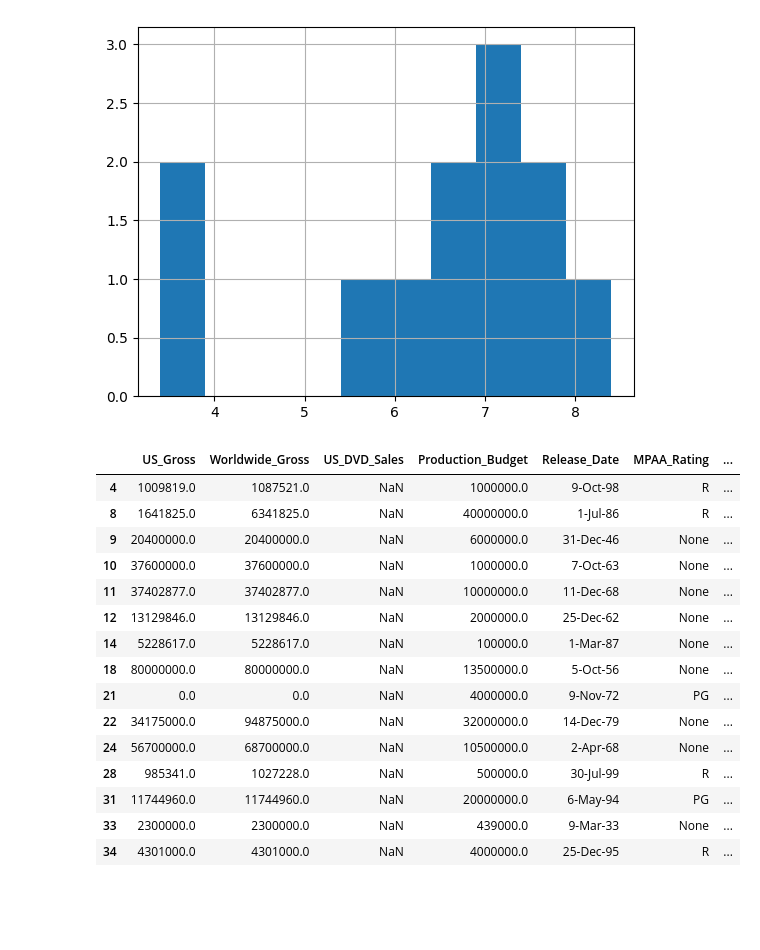
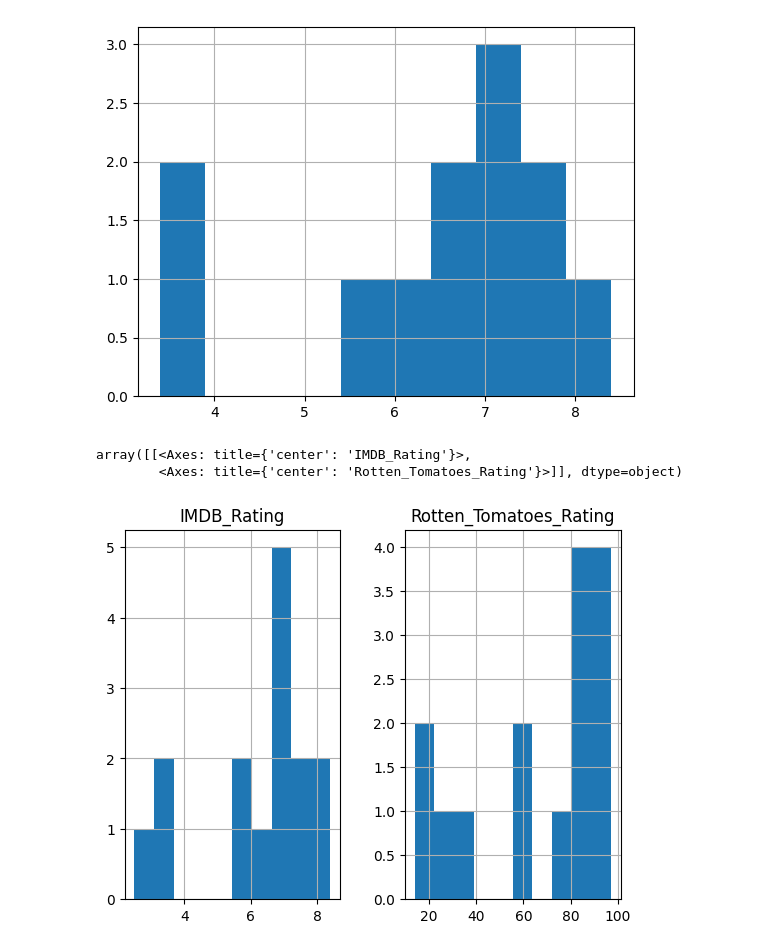
Before and after one commit to vega/falcon, a Jupyter notebook: data/null_file.ipynb, the cells around one changed output. Cells and saved outputs as stored; diff of their text form; code cells hidden in the pictures; blank space fills up the shorter version.

```diff
--- a/data/null_file.ipynb
+++ b/data/null_file.ipynb
@@ -35,25 +35,12 @@ table =  dataio.n_rows_parquet("./movies-3k.parquet", 3201)
 df = table.to_pandas()
 # %%
 limited = df[df["IMDB_Rating"].notna() & df["Rotten_Tomatoes_Rating"].notna()][:15]
-# %%
-limited
-# %% [output]
-|  | US_Gross | Worldwide_Gross | US_DVD_Sales | Production_Budget | Release_Date | MPAA_Rating | ... |
-| 4 | 1009819.0 | 1087521.0 | NaN | 1000000.0 | 9-Oct-98 | R | ... |
-| 8 | 1641825.0 | 6341825.0 | NaN | 40000000.0 | 1-Jul-86 | R | ... |
-| 9 | 20400000.0 | 20400000.0 | NaN | 6000000.0 | 31-Dec-46 | None | ... |
-| 10 | 37600000.0 | 37600000.0 | NaN | 1000000.0 | 7-Oct-63 | None | ... |
-| 11 | 37402877.0 | 37402877.0 | NaN | 10000000.0 | 11-Dec-68 | None | ... |
-| 12 | 13129846.0 | 13129846.0 | NaN | 2000000.0 | 25-Dec-62 | None | ... |
-| 14 | 5228617.0 | 5228617.0 | NaN | 100000.0 | 1-Mar-87 | None | ... |
-| 18 | 80000000.0 | 80000000.0 | NaN | 13500000.0 | 5-Oct-56 | None | ... |
-| 21 | 0.0 | 0.0 | NaN | 4000000.0 | 9-Nov-72 | PG | ... |
-| 22 | 34175000.0 | 94875000.0 | NaN | 32000000.0 | 14-Dec-79 | None | ... |
-| 24 | 56700000.0 | 68700000.0 | NaN | 10500000.0 | 2-Apr-68 | None | ... |
-| 28 | 985341.0 | 1027228.0 | NaN | 500000.0 | 30-Jul-99 | R | ... |
-| 31 | 11744960.0 | 11744960.0 | NaN | 20000000.0 | 6-May-94 | PG | ... |
-| 33 | 2300000.0 | 2300000.0 | NaN | 439000.0 | 9-Mar-33 | None | ... |
-| 34 | 4301000.0 | 4301000.0 | NaN | 4000000.0 | 25-Dec-95 | R | ... |
+# %%
+limited[["IMDB_Rating", "Rotten_Tomatoes_Rating"]].hist()
+# %% [output]
+array([[<Axes: title={'center': 'IMDB_Rating'}>,
+        <Axes: title={'center': 'Rotten_Tomatoes_Rating'}>]], dtype=object)
+[figure, added]
 # %%
 import pyarrow as pa
 table = pa.Table.from_pandas(limited)
```
Also changed, not shown: parts of 5 cells of this notebook, 27 other files.
